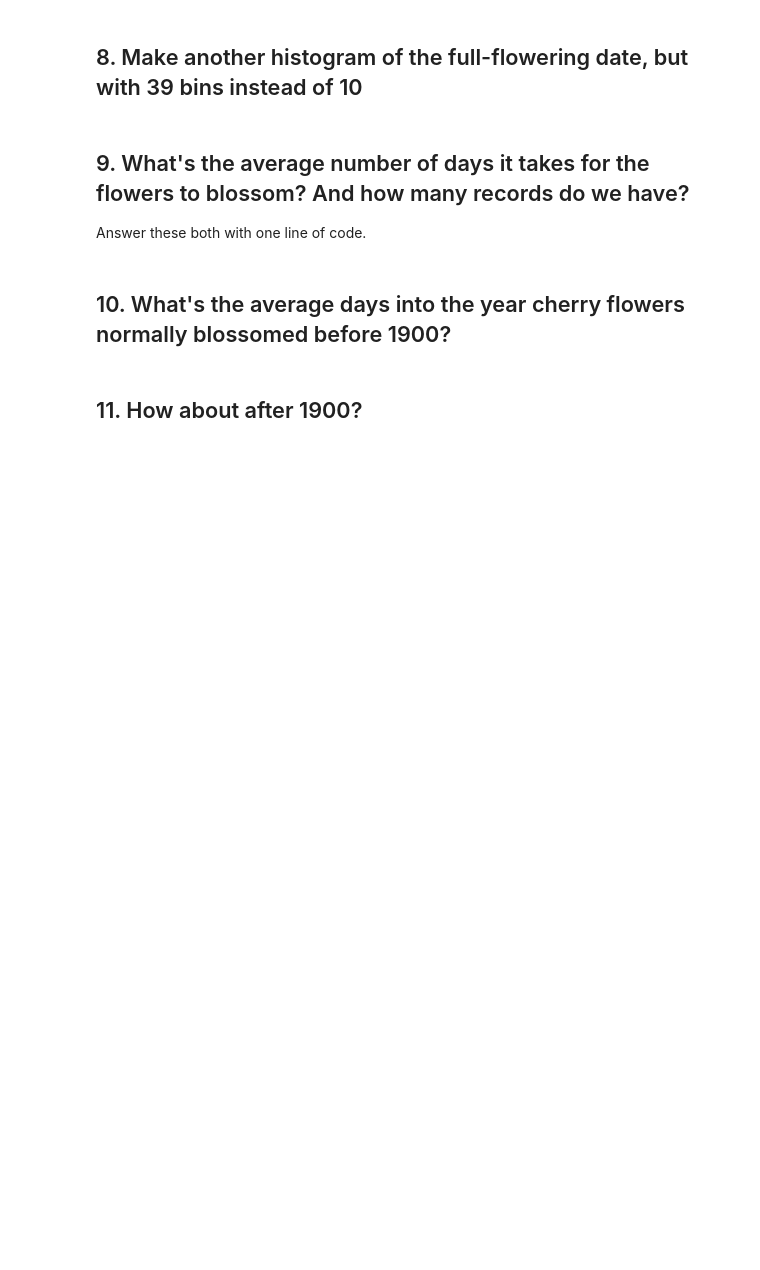
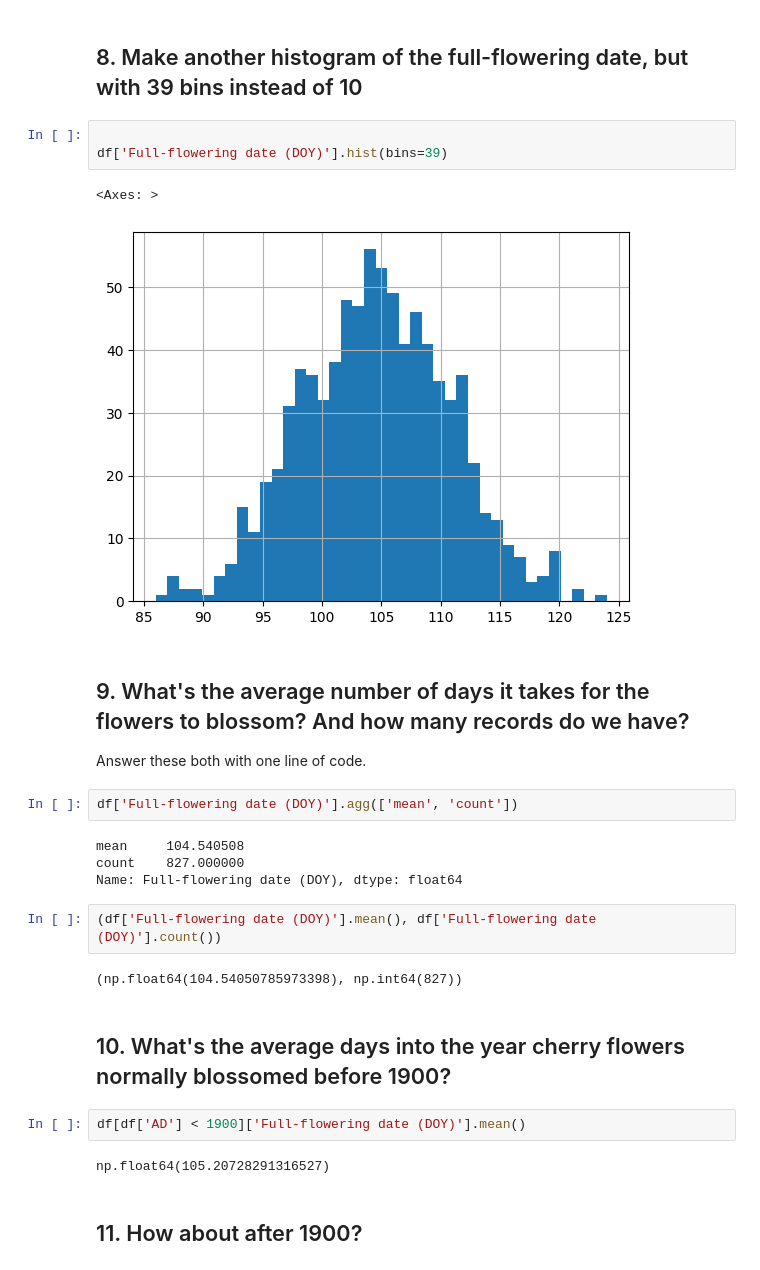
Before and after one commit to bulbasaur-22/Homework---08, a Jupyter notebook: Cherry Blossoms.ipynb, the cells around one changed output. Saved outputs shown, nothing was run; the diff lists cells and outputs as text; blank space fills up the shorter version.

```diff
--- a/Cherry Blossoms.ipynb
+++ b/Cherry Blossoms.ipynb
@@ -37,10 +169,30 @@ Remember, NaN is not a string, you need a special approach to filtering missing
 # %% [markdown]
 ## 8. Make another histogram of the full-flowering date, but with 39 bins instead of 10
+# %%
+
+df['Full-flowering date (DOY)'].hist(bins=39)
+# %% [output]
+<Axes: >
+[figure, added]
 # %% [markdown]
 ## 9. What's the average number of days it takes for the flowers to blossom? And how many records do we have?
 
 Answer these both with one line of code.
+# %%
+df['Full-flowering date (DOY)'].agg(['mean', 'count'])
+# %% [output]
+mean     104.540508
+count    827.000000
+Name: Full-flowering date (DOY), dtype: float64
+# %%
+(df['Full-flowering date (DOY)'].mean(), df['Full-flowering date (DOY)'].count())
+# %% [output]
+(np.float64(104.54050785973398), np.int64(827))
 # %% [markdown]
 ## 10. What's the average days into the year cherry flowers normally blossomed before 1900?
+# %%
+df[df['AD'] < 1900]['Full-flowering date (DOY)'].mean()
+# %% [output]
+np.float64(105.20728291316527)
 # %% [markdown]
 ## 11. How about after 1900?
```
Also changed, not shown: parts of 33 cells of this notebook.
